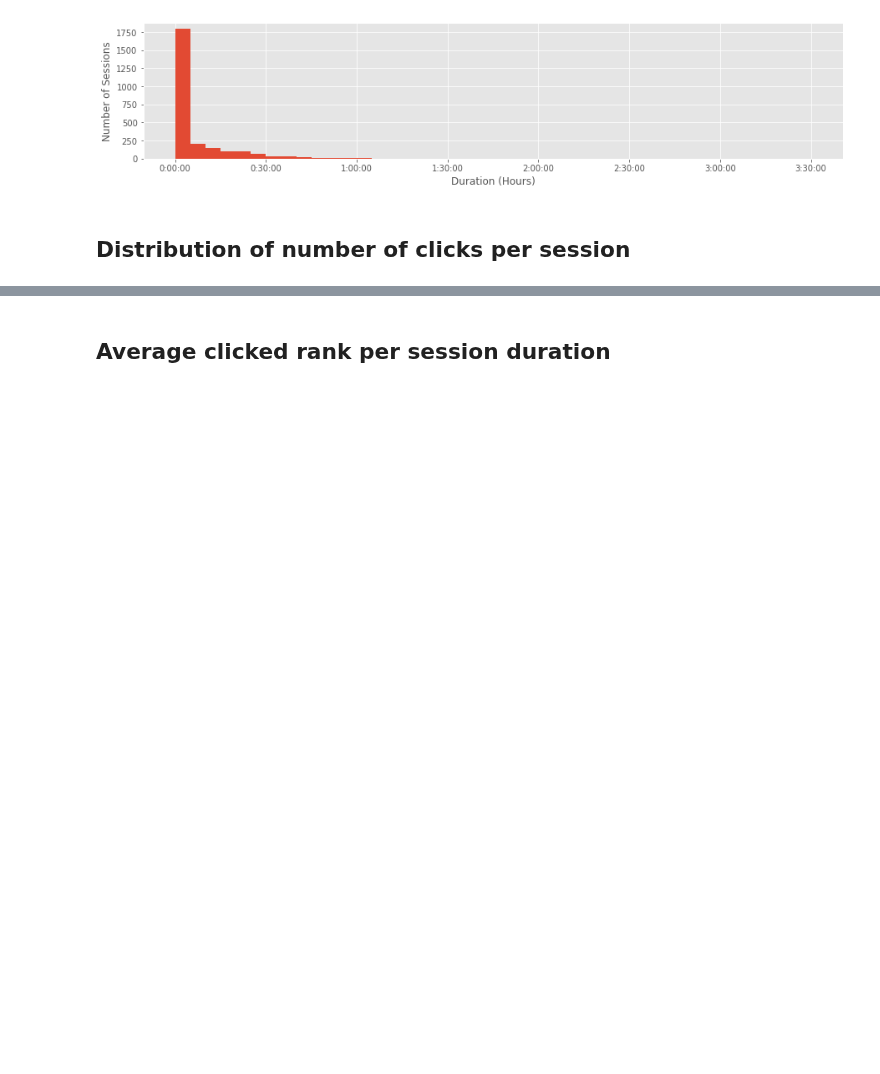
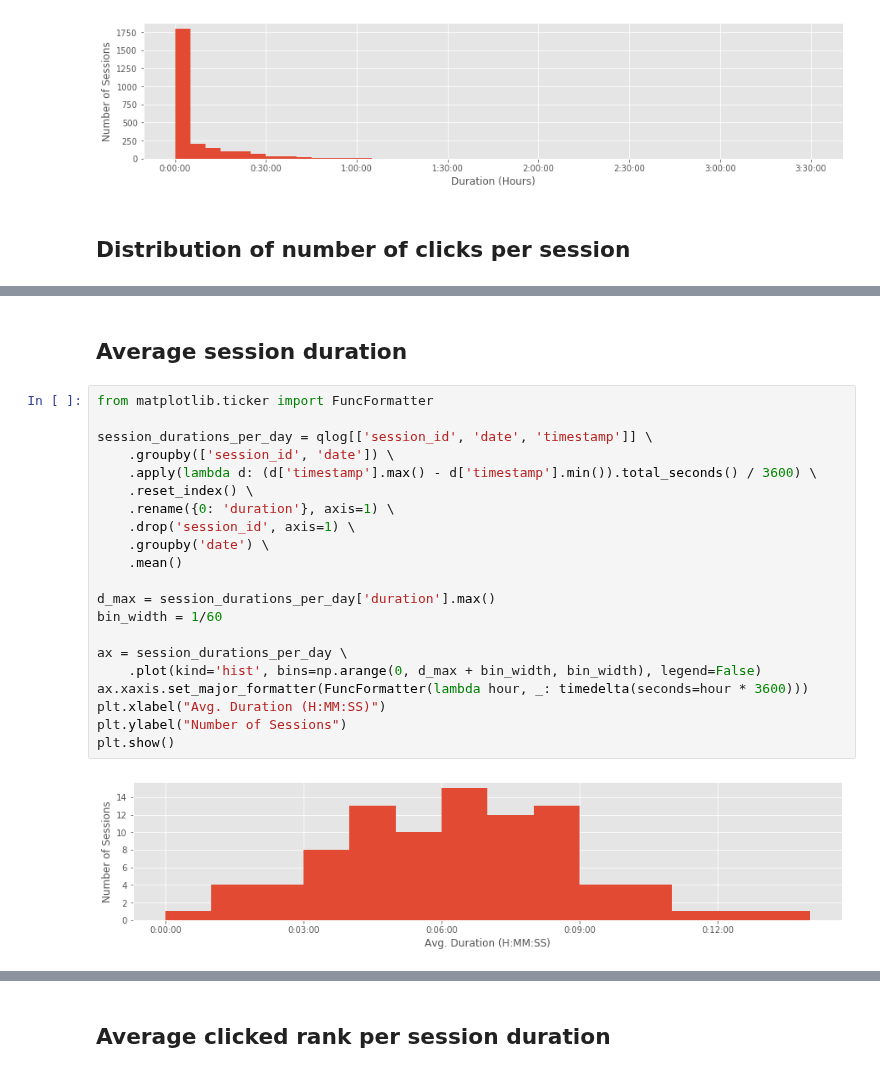
Before and after one commit to feup-infolab/army-ant, a Jupyter notebook: notebooks/query_log_analysis/query_log_analysis.ipynb, the cells around one changed output, grey strips where cells are left out. Drawn from its saved outputs; the diff is of its cells as text; blank space fills up the shorter version.

```diff
--- a/notebooks/query_log_analysis/query_log_analysis.ipynb
+++ b/notebooks/query_log_analysis/query_log_analysis.ipynb
@@ -340,0 +360,25 @@ plt.show()
+# %% [markdown]
+## Average session duration
+# %%
+from matplotlib.ticker import FuncFormatter
+
+session_durations_per_day = qlog[['session_id', 'date', 'timestamp']] \
+    .groupby(['session_id', 'date']) \
+    .apply(lambda d: (d['timestamp'].max() - d['timestamp'].min()).total_seconds() / 3600) \
+    .reset_index() \
+    .rename({0: 'duration'}, axis=1) \
+    .drop('session_id', axis=1) \
+    .groupby('date') \
+    .mean()
+
+d_max = session_durations_per_day['duration'].max()
+bin_width = 1/60
+
+ax = session_durations_per_day \
+    .plot(kind='hist', bins=np.arange(0, d_max + bin_width, bin_width), legend=False)
+ax.xaxis.set_major_formatter(FuncFormatter(lambda hour, _: timedelta(seconds=hour * 3600)))
+plt.xlabel("Avg. Duration (H:MM:SS)")
+plt.ylabel("Number of Sessions")
+plt.show()
+# %% [output]
+[figure, added]
```
Also changed, not shown: parts of 16 cells of this notebook.
